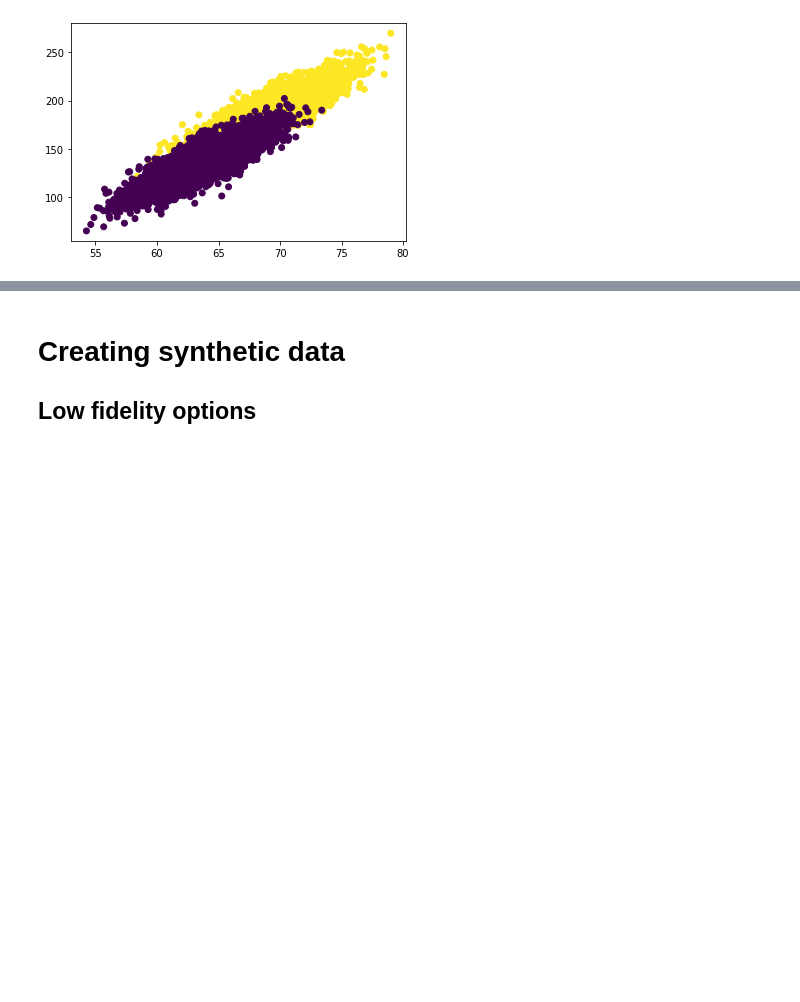
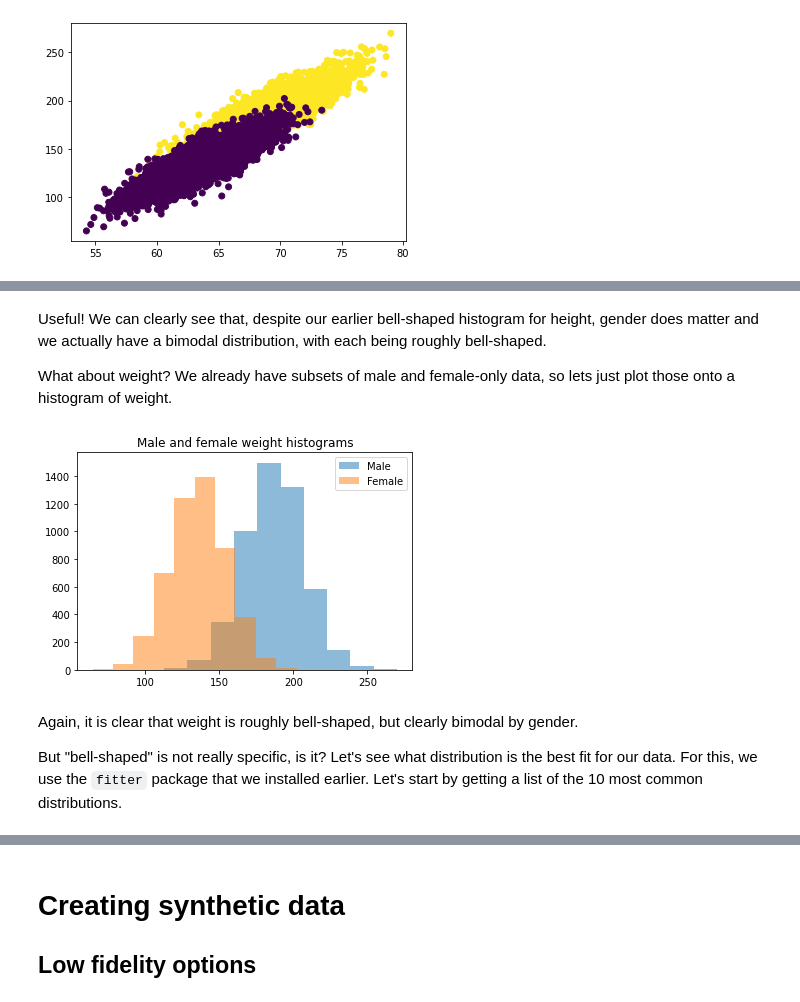
Before and after one commit to UKDataServiceOpen/Synthetic-Data, a Jupyter notebook: code-demo/CodeDemo-Basics.ipynb, the cells around one changed output, grey strips where cells are left out. Cells and saved outputs as stored; diff of their text form; code cells hidden in the pictures; blank space fills up the shorter version.

```diff
--- a/code-demo/CodeDemo-Basics.ipynb
+++ b/code-demo/CodeDemo-Basics.ipynb
@@ -207,0 +313,22 @@ The visualisations show that there is a clear relationship between the variables
+# %% [markdown]
+Useful! We can clearly see that, despite our earlier bell-shaped histogram for height, gender does matter and we actually have a bimodal distribution, with each being roughly bell-shaped.
+
+What about weight? We already have subsets of male and female-only data, so lets just plot those onto a histogram of weight.
+# %%
+plt.hist(df_males['Weight'],               # Creating a historgam of the male-only dataset
+         alpha=0.5,                        # that will appear at 50% transaparency,
+         label='Male')                     # and that has a 'Male' label in the legend.
+plt.hist(df_females['Weight'],             # Repeat for the female-only dataset.
+         alpha=0.5,
+         label='Female')
+plt.legend(loc='upper right')                    # This tells matplotlib where to put the legend.
+plt.title('Male and female weight histograms')   # And gives a title for good measure.
+plt.show()                                       # Finally, the command to show the plot.
+                                                 # Previously, this extra command was not needed.
+                                                 # But all the extra layers of date make this plot more complicated.
+# %% [output]
+[figure, added]
+# %% [markdown]
+Again, it is clear that weight is roughly bell-shaped, but clearly bimodal by gender.
+
+But "bell-shaped" is not really specific, is it? Let's see what distribution is the best fit for our data. For this, we use the `fitter` package that we installed earlier. Let's start by getting a list of the 10 most common distributions.
```
Also changed, not shown: parts of 51 cells of this notebook.
